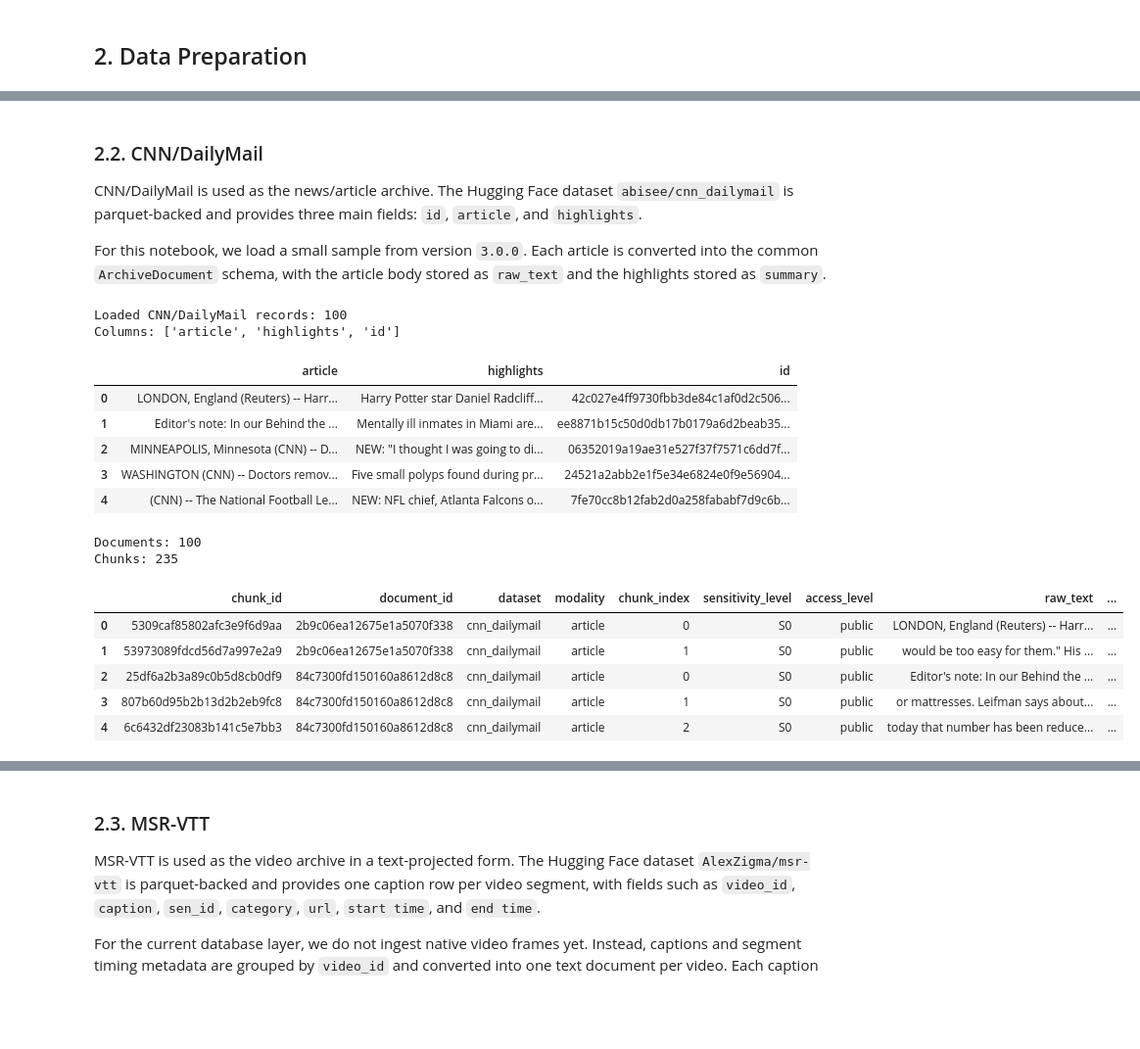
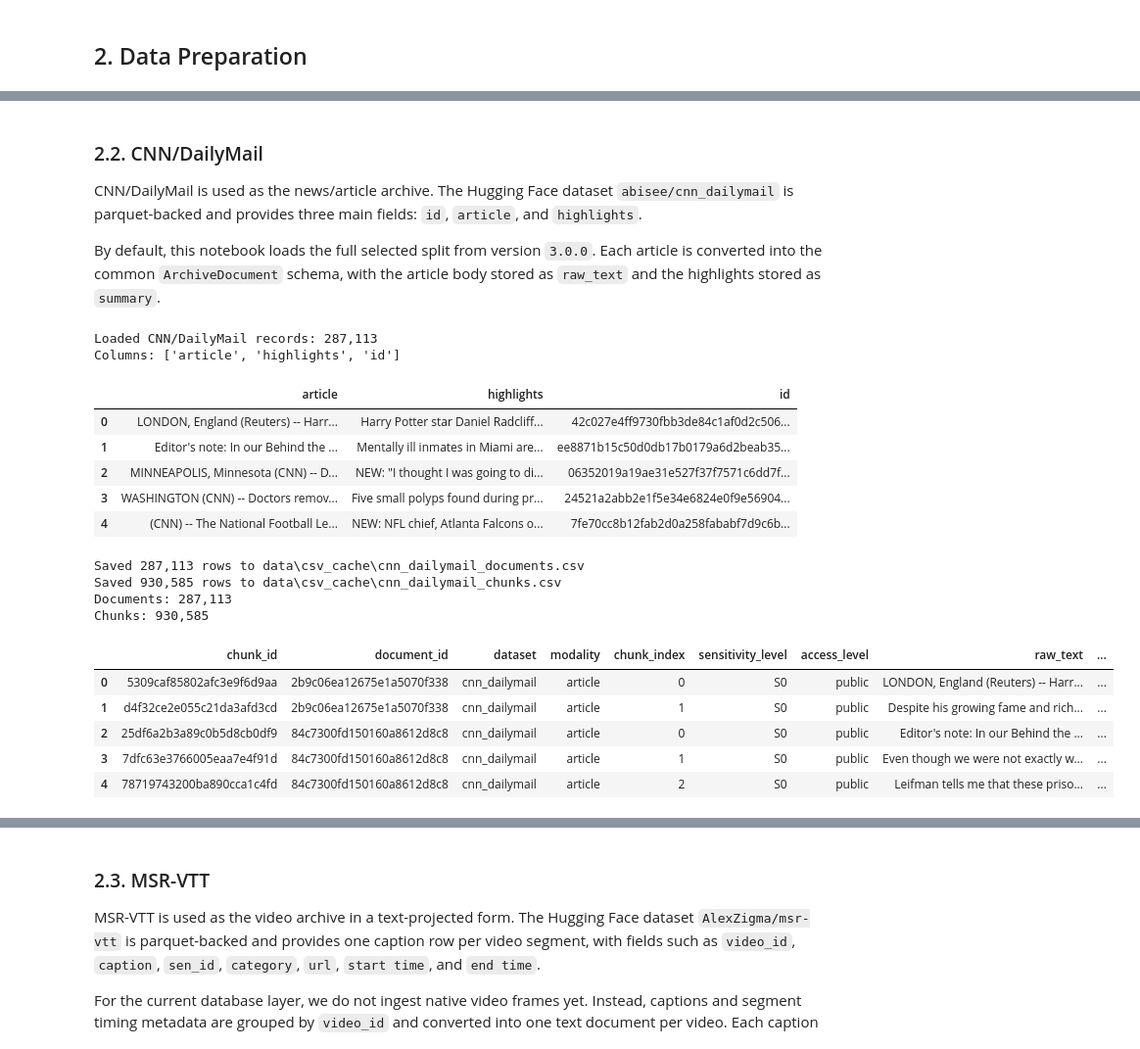
Before and after one commit to plminh-sdh/Design-and-Evaluation-of-Secure-Retrieval-Augmented-Systems-for-Large-Scale-Digital-Archives, a Jupyter notebook: Database.ipynb, the cells around one changed output, grey strips where cells are left out. Shown at 98% size. Saved outputs shown, nothing was run; the diff lists cells and outputs as text; code cells hidden in the pictures; blank space fills up the shorter version.

```diff
--- a/Database.ipynb
+++ b/Database.ipynb
@@ -467,22 +635,25 @@ Content: FARAI CHIDEYA, host: Now, moving on, Forest Whitaker as Moses, Tisha Ca
 
 CNN/DailyMail is used as the news/article archive. The Hugging Face dataset `abisee/cnn_dailymail` is parquet-backed and provides three main fields: `id`, `article`, and `highlights`.
 
-For this notebook, we load a small sample from version `3.0.0`. Each article is converted into the common `ArchiveDocument` schema, with the article body stored as `raw_text` and the highlights stored as `summary`.
+By default, this notebook loads the full selected split from version `3.0.0`. Each article is converted into the common `ArchiveDocument` schema, with the article body stored as `raw_text` and the highlights stored as `summary`.
 # %%
 CNN_DAILYMAIL_DATASET_NAME = "abisee/cnn_dailymail"
 CNN_DAILYMAIL_CONFIG = "3.0.0"
 CNN_DAILYMAIL_SPLIT = "train"
-CNN_DAILYMAIL_SAMPLE_SIZE = 100
+CNN_DAILYMAIL_SAMPLE_SIZE: Optional[int] = None  # Set to a small number for quick tests.
 CNN_DAILYMAIL_USE_STREAMING = True
 
 
 def load_cnn_dailymail_sample(
-    sample_size: int = CNN_DAILYMAIL_SAMPLE_SIZE,
+    sample_size: Optional[int] = CNN_DAILYMAIL_SAMPLE_SIZE,
     split: str = CNN_DAILYMAIL_SPLIT,
     config: str = CNN_DAILYMAIL_CONFIG,
     streaming: bool = CNN_DAILYMAIL_USE_STREAMING,
 ) -> pd.DataFrame:
-    """Download/read a small CNN/DailyMail sample from Hugging Face."""
+    """Download/read CNN/DailyMail records from Hugging Face.
+
+    Set sample_size=None to load the full selected split.
+    """
     if streaming:
         dataset_iter = load_dataset(
             CNN_DAILYMAIL_DATASET_NAME,
@@ -490,12 +661,13 @@ def load_cnn_dailymail_sample(
             split=split,
             streaming=True,
         )
-        records = list(islice(dataset_iter, sample_size))
+        records = list(dataset_iter if sample_size is None else islice(dataset_iter, sample_size))
     else:
+        split_expr = split if sample_size is None else f"{split}[:{sample_size}]"
         dataset = load_dataset(
             CNN_DAILYMAIL_DATASET_NAME,
             config,
-            split=f"{split}[:{sample_size}]",
+            split=split_expr,
         )
         records = list(dataset)
 
@@ -507,7 +679,7 @@ print(f"Loaded CNN/DailyMail records: {len(cnn_dailymail_df):,}")
 print(f"Columns: {list(cnn_dailymail_df.columns)}")
 cnn_dailymail_df.head()
 # %% [output]
-Loaded CNN/DailyMail records: 100
+Loaded CNN/DailyMail records: 287,113
 Columns: ['article', 'highlights', 'id']
 |  | article | highlights | id |
 | 0 | LONDON, England (Reuters) -- Harr... | Harry Potter star Daniel Radcliff... | 42c027e4ff9730fbb3de84c1af0d2c506... |
@@ -599,8 +771,16 @@ cnn_dailymail_chunks: List[ArchiveChunk] = []
 for document in tqdm(cnn_dailymail_documents, desc="Chunking CNN/DailyMail documents"):
     cnn_dailymail_chunks.extend(cnn_dailymail_document_to_archive_chunks(document))
 
+cnn_dailymail_document_df = archive_documents_to_dataframe(cnn_dailymail_documents)
+cnn_dailymail_chunk_df = archive_chunks_to_dataframe(cnn_dailymail_chunks)
+cnn_dailymail_document_csv_path, cnn_dailymail_chunk_csv_path = dataset_cache_paths("cnn_dailymail")
+dataframe_to_csv(cnn_dailymail_document_df, cnn_dailymail_document_csv_path, json_columns=["source_metadata"])
+dataframe_to_csv(cnn_dailymail_chunk_df, cnn_dailymail_chunk_csv_path, json_columns=CSV_JSON_COLUMNS)
+
 print(f"Documents: {len(cnn_dailymail_documents):,}")
 print(f"Chunks: {len(cnn_dailymail_chunks):,}")
 # %% [output]
-Documents: 100
-Chunks: 235
+Saved 287,113 rows to data\csv_cache\cnn_dailymail_documents.csv
+Saved 930,585 rows to data\csv_cache\cnn_dailymail_chunks.csv
+Documents: 287,113
+Chunks: 930,585
@@ -607,29 +866,24 @@ Chunks: 235
 # %%
-cnn_dailymail_chunk_df = pd.DataFrame([
-    archive_chunk_to_qdrant_payload(chunk)
-    for chunk in cnn_dailymail_chunks
-])
-
 preview_columns = [
     "chunk_id",
     "document_id",
     "dataset",
     "modality",
     "chunk_index",
     "sensitivity_level",
     "access_level",
     "raw_text",
     "masked_text",
 ]
 
 cnn_dailymail_chunk_df[preview_columns].head()
 # %% [output]
 |  | chunk_id | document_id | dataset | modality | chunk_index | sensitivity_level | access_level | raw_text | ... |
 | 0 | 5309caf85802afc3e9f6d9aa | 2b9c06ea12675e1a5070f338 | cnn_dailymail | article | 0 | S0 | public | LONDON, England (Reuters) -- Harr... | ... |
-| 1 | 53973089fdcd56d7a997e2a9 | 2b9c06ea12675e1a5070f338 | cnn_dailymail | article | 1 | S0 | public | would be too easy for them." His ... | ... |
+| 1 | d4f32ce2e055c21da3afd3cd | 2b9c06ea12675e1a5070f338 | cnn_dailymail | article | 1 | S0 | public | Despite his growing fame and rich... | ... |
 | 2 | 25df6a2b3a89c0b5d8cb0df9 | 84c7300fd150160a8612d8c8 | cnn_dailymail | article | 0 | S0 | public | Editor's note: In our Behind the ... | ... |
-| 3 | 807b60d95b2b13d2b2eb9fc8 | 84c7300fd150160a8612d8c8 | cnn_dailymail | article | 1 | S0 | public | or mattresses. Leifman says about... | ... |
-| 4 | 6c6432df23083b141c5e7bb3 | 84c7300fd150160a8612d8c8 | cnn_dailymail | article | 2 | S0 | public | today that number has been reduce... | ... |
+| 3 | 7dfc63e3766005eaa7e4f91d | 84c7300fd150160a8612d8c8 | cnn_dailymail | article | 1 | S0 | public | Even though we were not exactly w... | ... |
+| 4 | 78719743200ba890cca1c4fd | 84c7300fd150160a8612d8c8 | cnn_dailymail | article | 2 | S0 | public | Leifman tells me that these priso... | ... |
 # %%
 # Inspect one future embedding input.
 # This should use masked_text, not raw_text, once the masking layer is implemented.
```
Also changed, not shown: parts of 24 cells of this notebook.
